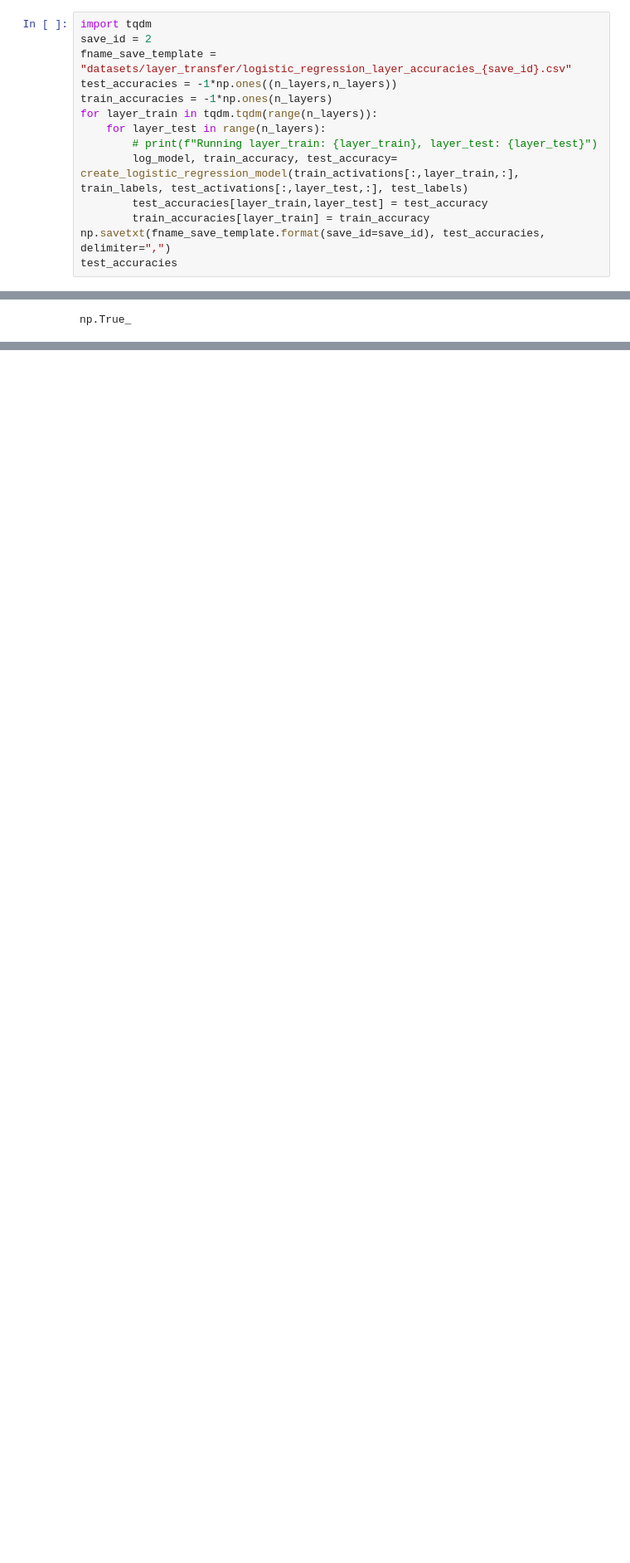
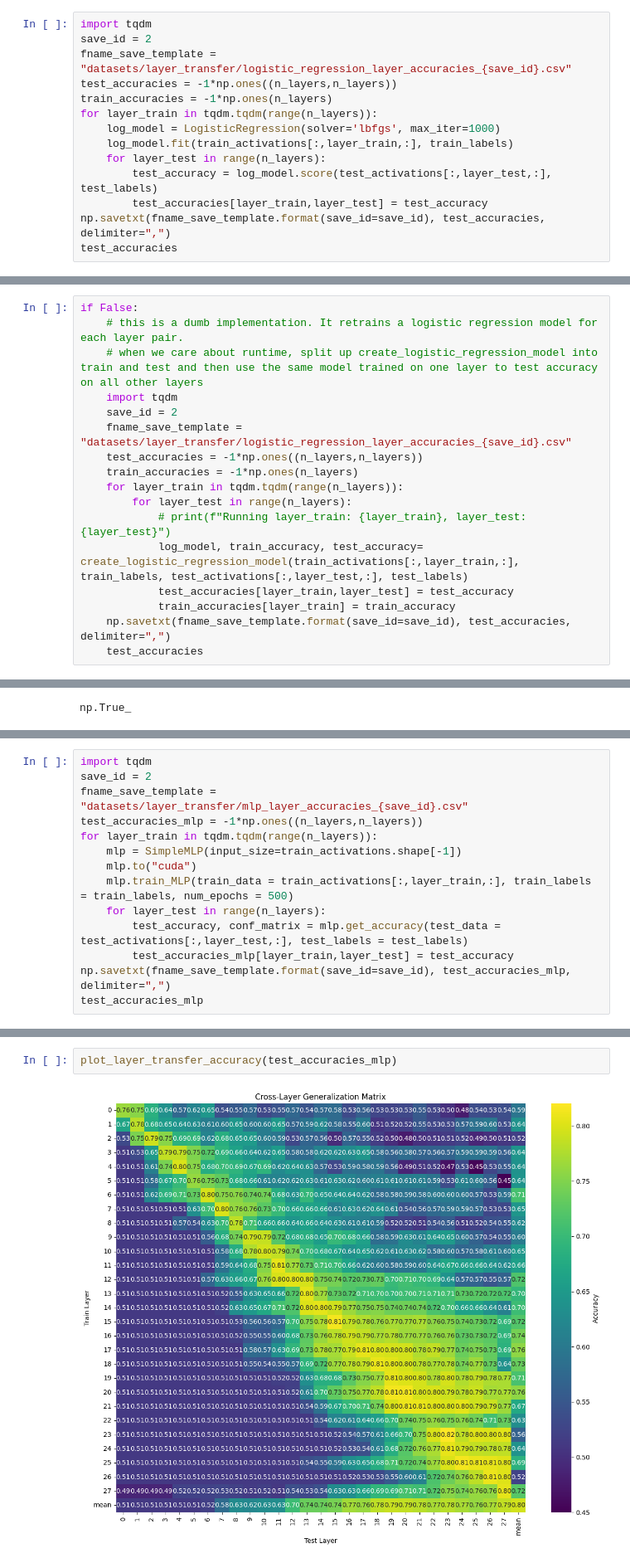
Before and after one commit to NLie2/what_features_jailbreak_LLMs, a Jupyter notebook: analysis/notebooks/compare_layers_constantin.ipynb, the cells around one changed output, grey strips where cells are left out. Shown at 83% size. Saved outputs shown, nothing was run; the diff lists cells and outputs as text; blank space fills up the shorter version.

Commit message:
finished compare layers

```diff
--- a/analysis/notebooks/compare_layers_constantin.ipynb
+++ b/analysis/notebooks/compare_layers_constantin.ipynb
@@ -86,11 +122,11 @@ fname_save_template = "datasets/layer_transfer/logistic_regression_layer_accurac
 test_accuracies = -1*np.ones((n_layers,n_layers))
 train_accuracies = -1*np.ones(n_layers)
 for layer_train in tqdm.tqdm(range(n_layers)):
+    log_model = LogisticRegression(solver='lbfgs', max_iter=1000)
+    log_model.fit(train_activations[:,layer_train,:], train_labels)
     for layer_test in range(n_layers):
-        # print(f"Running layer_train: {layer_train}, layer_test: {layer_test}")
-        log_model, train_accuracy, test_accuracy= create_logistic_regression_model(train_activations[:,layer_train,:], train_labels, test_activations[:,layer_test,:], test_labels)
+        test_accuracy = log_model.score(test_activations[:,layer_test,:], test_labels)
         test_accuracies[layer_train,layer_test] = test_accuracy
-        train_accuracies[layer_train] = train_accuracy
 np.savetxt(fname_save_template.format(save_id=save_id), test_accuracies, delimiter=",")
 test_accuracies
 # %% [output]
@@ -111,3 +147,20 @@ array([[0.74404762, 0.74047619, 0.725     , 0.725     , 0.69404762,
         0.66309524, 0.69642857, 0.71666667, 0.76428571, 0.7452381 ,
         0.67380952, 0.74047619, 0.71904762, 0.75952381, 0.75238095,
         0.74285714, 0.7452381 , 0.725     , 0.83214286]])
+# %%
+if False:
+    # this is a dumb implementation. It retrains a logistic regression model for each layer pair.
+    # when we care about runtime, split up create_logistic_regression_model into train and test and then use the same model trained on one layer to test accuracy on all other layers
+    import tqdm
+    save_id = 2
+    fname_save_template = "datasets/layer_transfer/logistic_regression_layer_accuracies_{save_id}.csv"
+    test_accuracies = -1*np.ones((n_layers,n_layers))
+    train_accuracies = -1*np.ones(n_layers)
+    for layer_train in tqdm.tqdm(range(n_layers)):
+        for layer_test in range(n_layers):
+            # print(f"Running layer_train: {layer_train}, layer_test: {layer_test}")
+            log_model, train_accuracy, test_accuracy= create_logistic_regression_model(train_activations[:,layer_train,:], train_labels, test_activations[:,layer_test,:], test_labels)
+            test_accuracies[layer_train,layer_test] = test_accuracy
+            train_accuracies[layer_train] = train_accuracy
+    np.savetxt(fname_save_template.format(save_id=save_id), test_accuracies, delimiter=",")
+    test_accuracies
@@ -164,0 +191,14 @@ plt.show()
+# %%
+import tqdm
+save_id = 2
+fname_save_template = "datasets/layer_transfer/mlp_layer_accuracies_{save_id}.csv"
+test_accuracies_mlp = -1*np.ones((n_layers,n_layers))
+for layer_train in tqdm.tqdm(range(n_layers)):
+    mlp = SimpleMLP(input_size=train_activations.shape[-1])
+    mlp.to("cuda")
+    mlp.train_MLP(train_data = train_activations[:,layer_train,:], train_labels = train_labels, num_epochs = 500)
+    for layer_test in range(n_layers):
+        test_accuracy, conf_matrix = mlp.get_accuracy(test_data = test_activations[:,layer_test,:], test_labels = test_labels)
+        test_accuracies_mlp[layer_train,layer_test] = test_accuracy
+np.savetxt(fname_save_template.format(save_id=save_id), test_accuracies_mlp, delimiter=",")
+test_accuracies_mlp
@@ -164,0 +365,4 @@ plt.show()
+# %%
+plot_layer_transfer_accuracy(test_accuracies_mlp)
+# %% [output]
+[figure, added]
```
Also changed, not shown: parts of 9 cells of this notebook.
